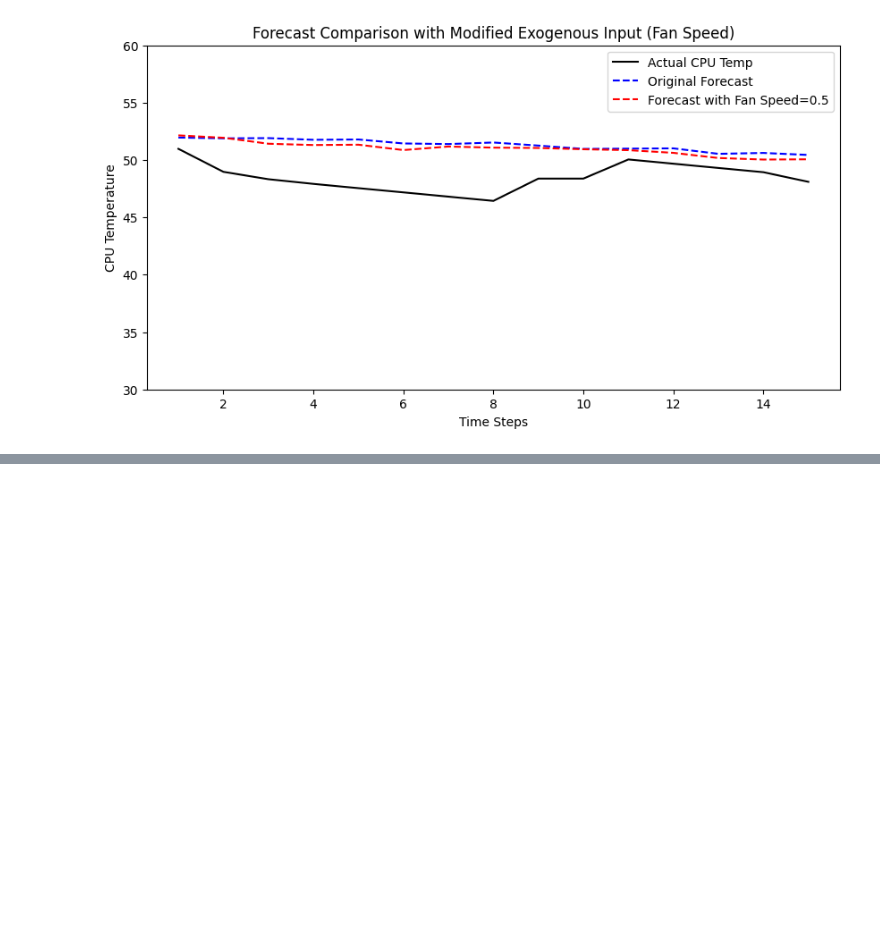
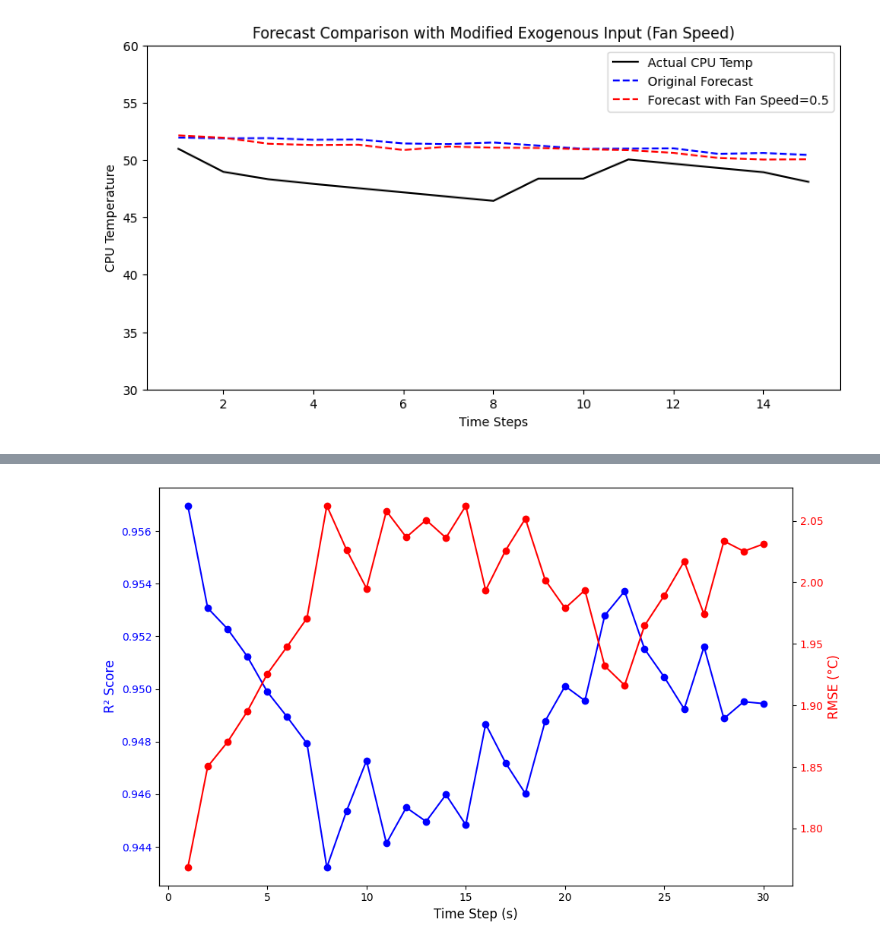
Before and after one commit to Prithiviraj7R/data-center-modeling, a Jupyter notebook: notebooks/demonstration.ipynb, the cells around one changed output, grey strips where cells are left out. Cells and saved outputs as stored; diff of their text form; code cells hidden in the pictures; blank space fills up the shorter version.

```diff
--- a/notebooks/demonstration.ipynb
+++ b/notebooks/demonstration.ipynb
@@ -534,3 +553,27 @@ Average RMSE: 1.8587
+# %%
+time_steps = np.arange(1, len(r2_scores) + 1)
+
+fig, ax1 = plt.subplots(figsize=(10, 6))
+
+# Plot R²
+ax1.plot(time_steps, r2_scores, 'o-', color='blue')
+ax1.set_xlabel('Time Step (s)', fontsize=12)
+ax1.set_ylabel('R² Score', color='blue', fontsize=12)
+ax1.tick_params(axis='y', labelcolor='blue')
+
+# Plot RMSE on the right axis
+ax2 = ax1.twinx()
+ax2.plot(time_steps, rmse_scores, 'o-', color='red')
+ax2.set_ylabel('RMSE (°C)', color='red', fontsize=12)
+ax2.tick_params(axis='y', labelcolor='red')
+
+# Title and layout
+# plt.title('Progression of R² and RMSE', fontsize=14)
+plt.grid(False)
+plt.tight_layout()
+plt.show()
+# %% [output]
+[figure, added]
 # %%
 plot_results(predictions_df, history, k_step, r2_scores)
 # %% [output]
```
Also changed, not shown: parts of 6 cells of this notebook, 22 other files.
